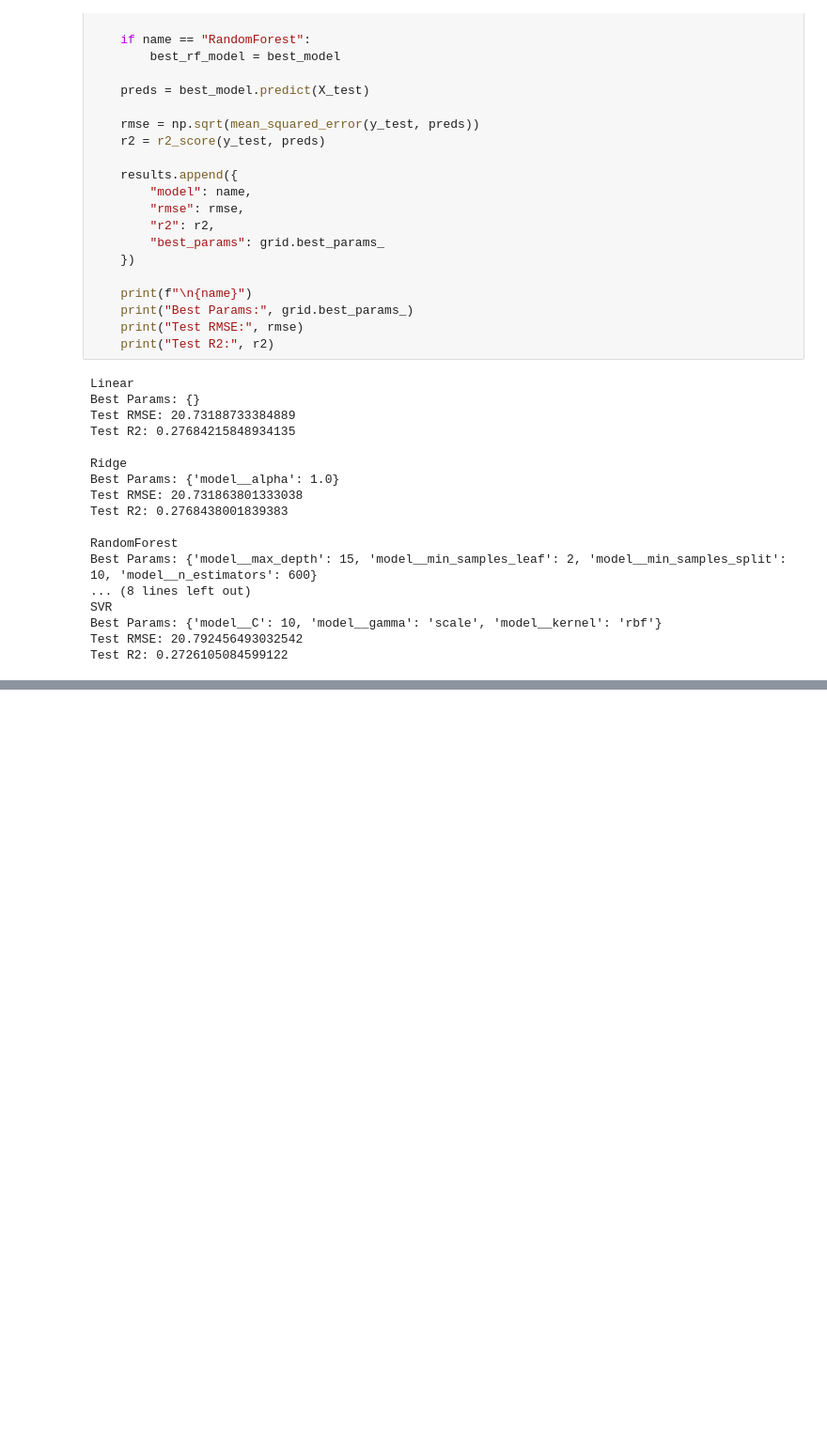
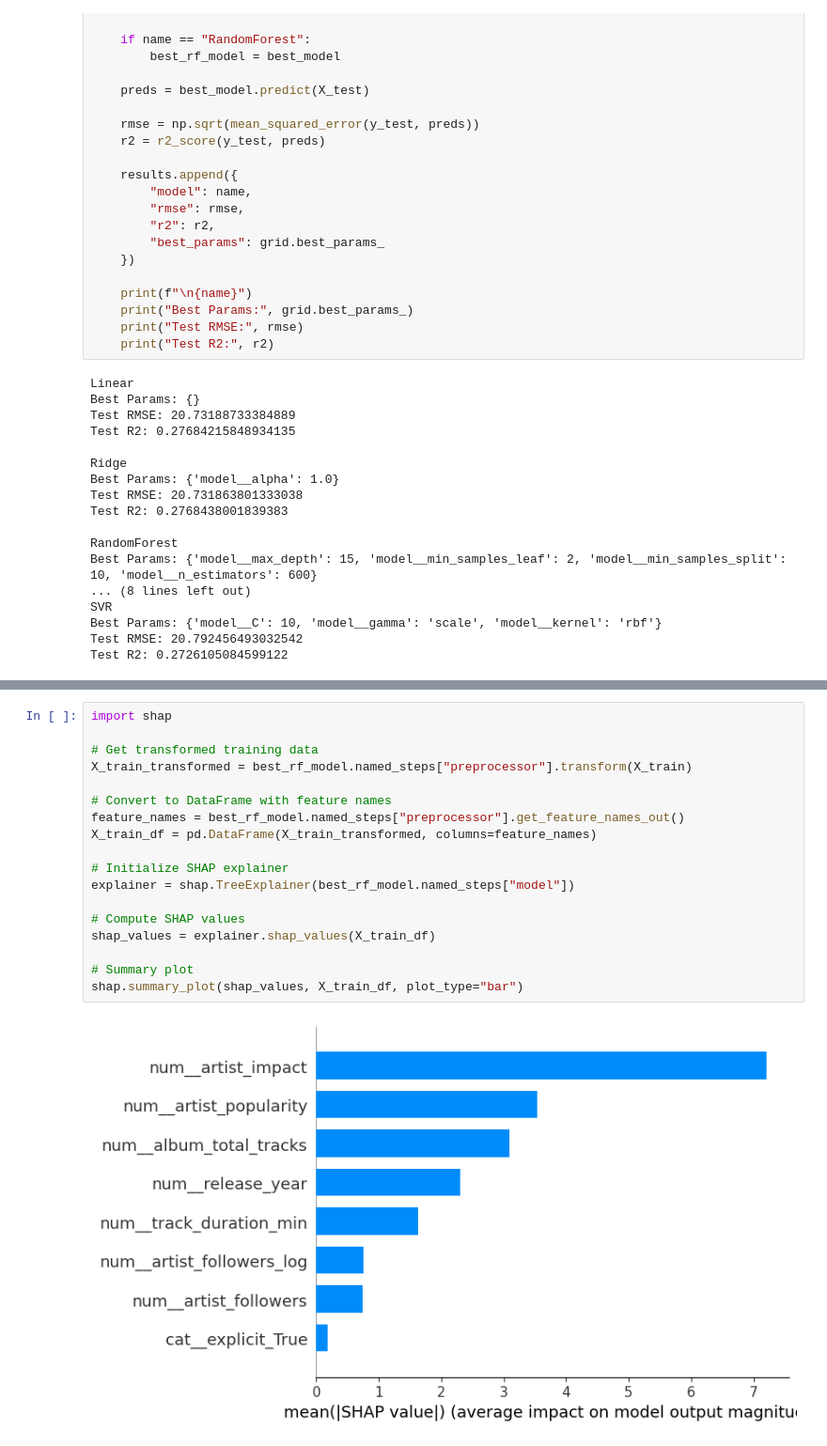
Before and after one commit to waltervogelmann/STAT486-Final-Project, a Jupyter notebook: notebooks/supervised.ipynb, the cells around one changed output, grey strips where cells are left out. Shown at 94% size. Cells and saved outputs as stored; diff of their text form; blank space fills up the shorter version.

```diff
--- a/notebooks/supervised.ipynb
+++ b/notebooks/supervised.ipynb
@@ -190,0 +191,20 @@ plt.show()
+# %%
+import shap
+
+# Get transformed training data
+X_train_transformed = best_rf_model.named_steps["preprocessor"].transform(X_train)
+
+# Convert to DataFrame with feature names
+feature_names = best_rf_model.named_steps["preprocessor"].get_feature_names_out()
+X_train_df = pd.DataFrame(X_train_transformed, columns=feature_names)
+
+# Initialize SHAP explainer
+explainer = shap.TreeExplainer(best_rf_model.named_steps["model"])
+
+# Compute SHAP values
+shap_values = explainer.shap_values(X_train_df)
+
+# Summary plot
+shap.summary_plot(shap_values, X_train_df, plot_type="bar")
+# %% [output]
+[figure, added]
```
Also changed, not shown: parts of 1 cell of this notebook, 4 other files.
